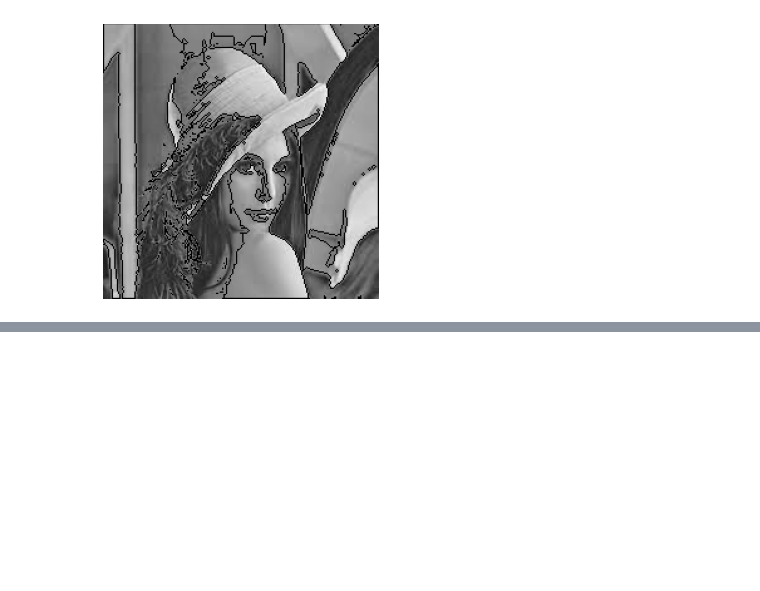
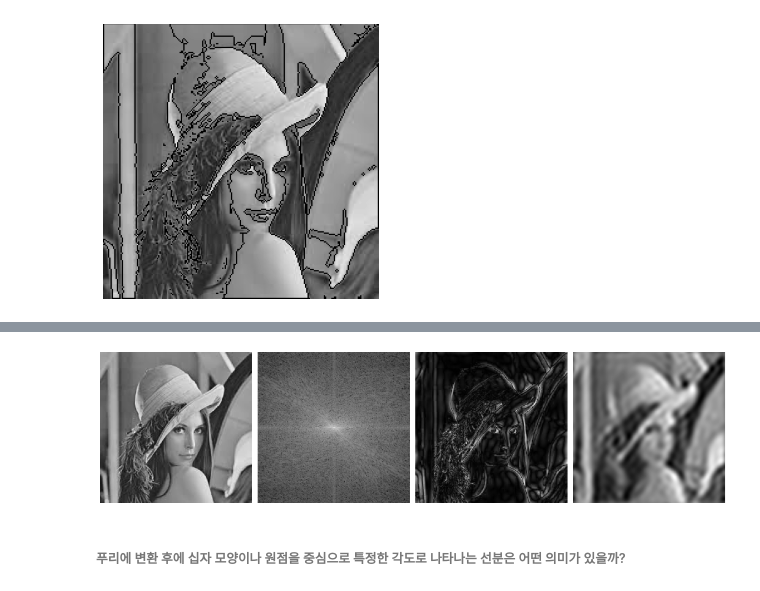
Before and after one commit to secondvoca/OpenCV, a Jupyter notebook: 02.ipynb, the cells around one changed output, grey strips where cells are left out. Cells and saved outputs as stored; diff of their text form; code cells hidden in the pictures; blank space fills up the shorter version.

```diff
--- a/02.ipynb
+++ b/02.ipynb
@@ -25,0 +34,34 @@ display(images, is_gray=True)
+# %%
+import numpy as np
+
+img = cv2.imread(path, cv2.IMREAD_GRAYSCALE)
+
+f = np.fft.fft2(img)
+fshift = np.fft.fftshift(f)
+m_spectrum = 20*np.log(np.abs(fshift))
+
+rows, cols = img.shape
+crow, ccol = int(rows/2), int(cols/2)
+fshift_copy = fshift.copy()
+hpf_size = 10
+fshift_copy[crow-hpf_size:crow+hpf_size, ccol-hpf_size:ccol+hpf_size] = 0
+f_ishift = np.fft.ifftshift(fshift_copy)
+img_back = np.fft.ifft2(f_ishift)
+img_back = np.abs(img_back)
+
+fshift_copy_2 = fshift.copy()
+lpf_size = 15
+fshift_copy_2[:crow-lpf_size, :] = 0
+fshift_copy_2[crow+lpf_size:, :] = 0
+fshift_copy_2[:, :ccol-lpf_size] = 0
+fshift_copy_2[:, ccol+lpf_size:] = 0
+f_ishift_2 = np.fft.ifftshift(fshift_copy_2)
+img_back_2 = np.fft.ifft2(f_ishift_2)
+img_back_2 = np.abs(img_back_2)
+
+images = [img, m_spectrum, img_back, img_back_2]
+display(images, is_gray=True)
+# %% [output]
+[figure, added]
+# %% [markdown]
+###### 푸리에 변환 후에 십자 모양이나 원점을 중심으로 특정한 각도로 나타나는 선분은 어떤 의미가 있을까?
```
Also changed, not shown: parts of 1 cell of this notebook.
